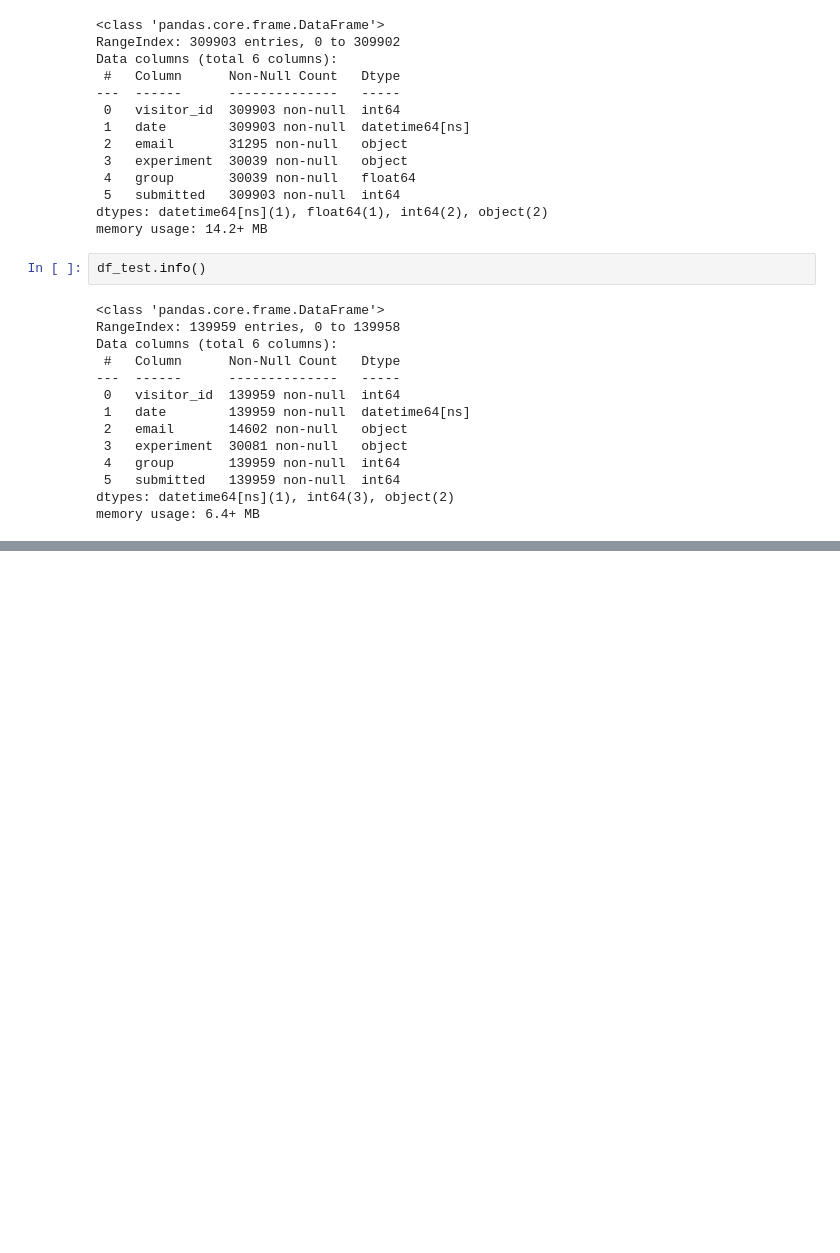
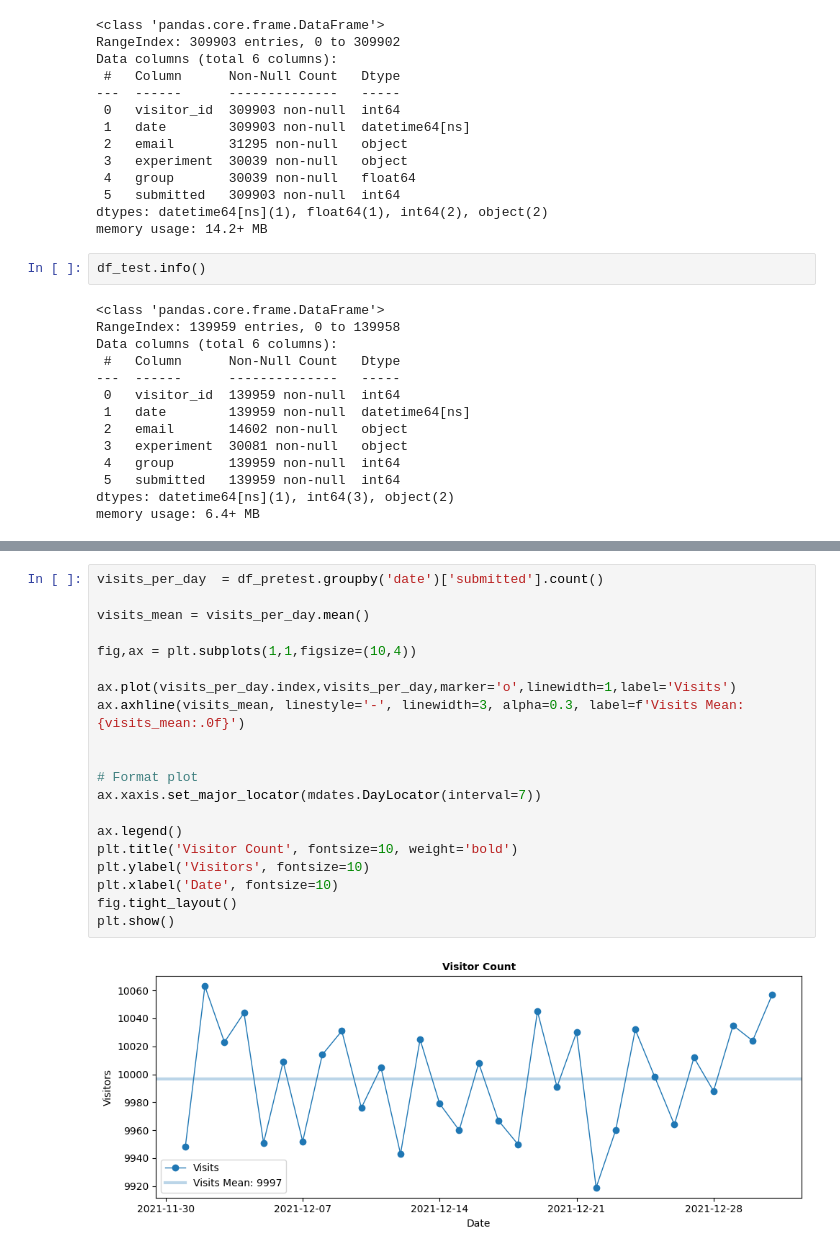
Before and after one commit to powernusa/ab-testing, a Jupyter notebook: ab_testing.ipynb, the cells around one changed output, grey strips where cells are left out. Cells and saved outputs as stored; diff of their text form; blank space fills up the shorter version.

Commit message:
feat: daily visitors and docs: update README.md

```diff
--- a/ab_testing.ipynb
+++ b/ab_testing.ipynb
@@ -69,0 +103,22 @@ memory usage: 6.4+ MB
+# %%
+visits_per_day  = df_pretest.groupby('date')['submitted'].count()
+
+visits_mean = visits_per_day.mean()
+
+fig,ax = plt.subplots(1,1,figsize=(10,4))
+
+ax.plot(visits_per_day.index,visits_per_day,marker='o',linewidth=1,label='Visits')
+ax.axhline(visits_mean, linestyle='-', linewidth=3, alpha=0.3, label=f'Visits Mean: {visits_mean:.0f}')
+
+
+# Format plot
+ax.xaxis.set_major_locator(mdates.DayLocator(interval=7))
+
+ax.legend()
+plt.title('Visitor Count', fontsize=10, weight='bold')
+plt.ylabel('Visitors', fontsize=10)
+plt.xlabel('Date', fontsize=10)
+fig.tight_layout()
+plt.show()
+# %% [output]
+[figure, added]
```
Also changed, not shown: parts of 1 cell of this notebook, 1 other file.
